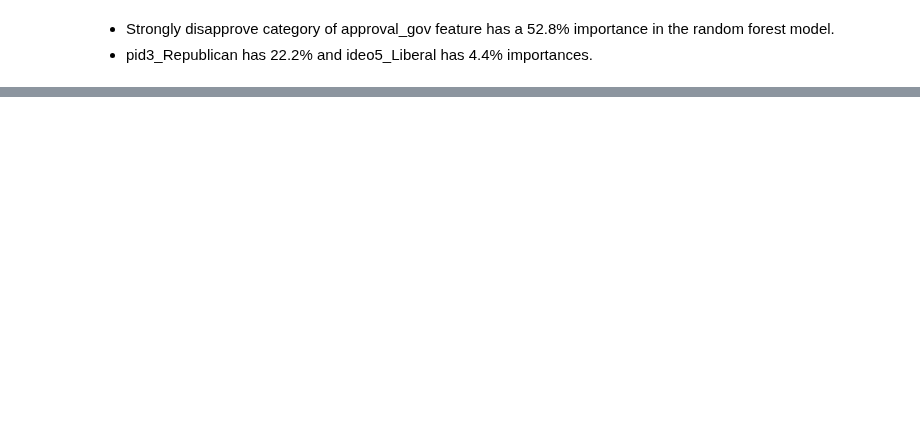
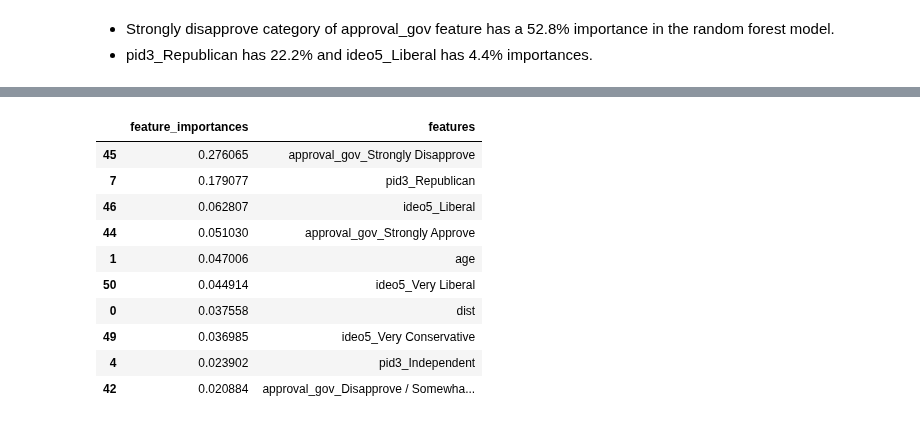
Before and after one commit to creigsantiago/GA-Project-5, a Jupyter notebook: Modeling_Notebook_2.ipynb, the cells around one changed output, grey strips where cells are left out. Saved outputs shown, nothing was run; the diff lists cells and outputs as text; code cells hidden in the pictures; blank space fills up the shorter version.

```diff
--- a/Modeling_Notebook_2.ipynb
+++ b/Modeling_Notebook_2.ipynb
@@ -338,0 +293,18 @@ dtype: float64
+# %%
+# creates the feature importance dataframe
+importance_dict = pd.DataFrame({'feature_importances': importances,
+                                'features': names})
+top10 = importance_dict.nlargest(10, columns=['feature_importances'])
+top10
+# %% [output]
+|  | feature_importances | features |
+| 45 | 0.276065 | approval_gov_Strongly Disapprove |
+| 7 | 0.179077 | pid3_Republican |
+| 46 | 0.062807 | ideo5_Liberal |
+| 44 | 0.051030 | approval_gov_Strongly Approve |
+| 1 | 0.047006 | age |
+| 50 | 0.044914 | ideo5_Very Liberal |
+| 0 | 0.037558 | dist |
+| 49 | 0.036985 | ideo5_Very Conservative |
+| 4 | 0.023902 | pid3_Independent |
+| 42 | 0.020884 | approval_gov_Disapprove / Somewha... |
```
Also changed, not shown: parts of 30 cells of this notebook, 6 other files.
